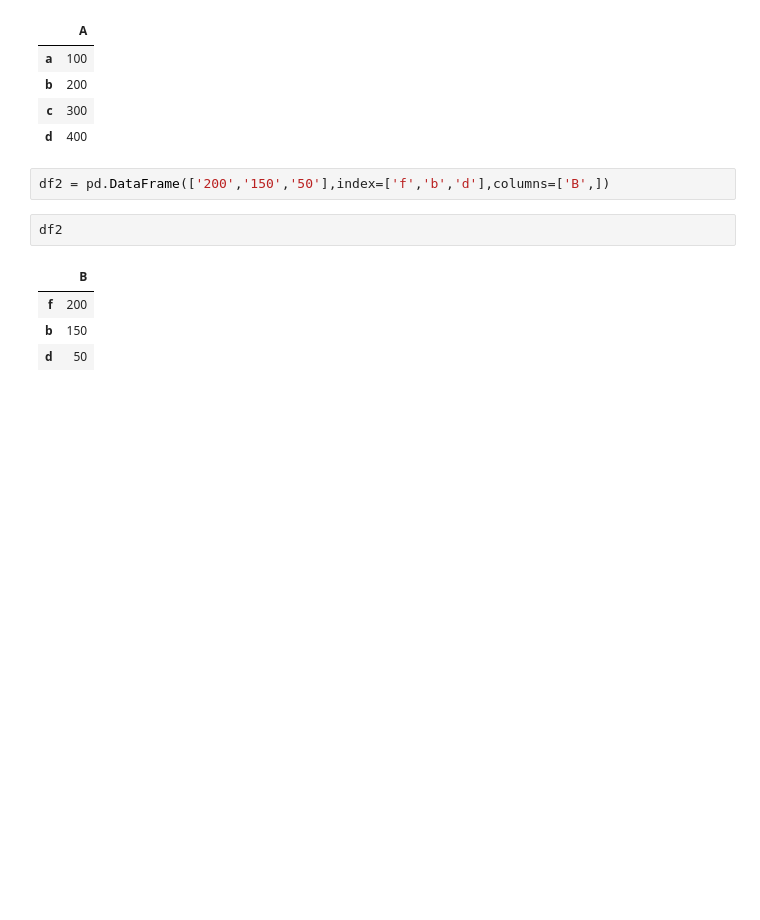
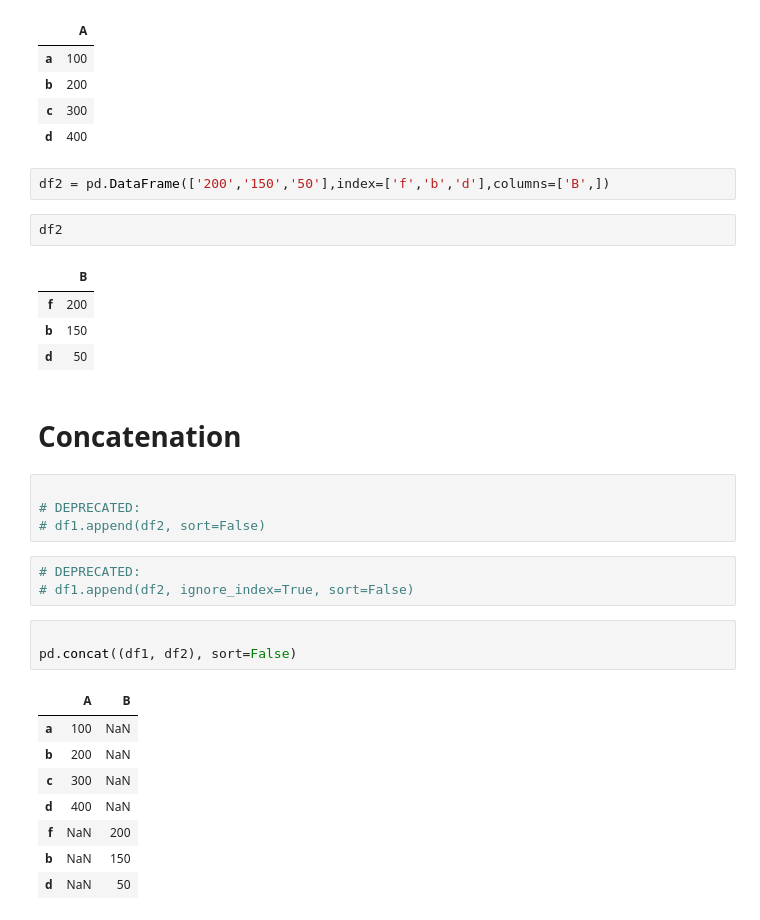
Before and after one commit to Saifullah785/python-for-finance-notes, a Jupyter notebook: Chapter_05_Data_Analysis_with_pandas/Chapter_05_Data_Analysis_with_pandas.ipynb, the cells around one changed output. Saved outputs shown, nothing was run; the diff lists cells and outputs as text; blank space fills up the shorter version.

Commit message:
Created using Colab while practicing code on chapter 05 Data analysis with pandas, topics covered on concatenation

```diff
--- a/Chapter_05_Data_Analysis_with_pandas/Chapter_05_Data_Analysis_with_pandas.ipynb
+++ b/Chapter_05_Data_Analysis_with_pandas/Chapter_05_Data_Analysis_with_pandas.ipynb
@@ -816,3 +803,24 @@ df2
 | f | 200 |
 | b | 150 |
 | d | 50 |
+# %% [markdown]
+# **Concatenation**
+# %%
+
+# DEPRECATED:
+# df1.append(df2, sort=False)
+# %%
+# DEPRECATED:
+# df1.append(df2, ignore_index=True, sort=False)
+# %%
+
+pd.concat((df1, df2), sort=False)
+# %% [output]
+|  | A | B |
+| a | 100 | NaN |
+| b | 200 | NaN |
+| c | 300 | NaN |
+| d | 400 | NaN |
+| f | NaN | 200 |
+| b | NaN | 150 |
+| d | NaN | 50 |
```
Also changed, not shown: parts of 26 cells of this notebook.
